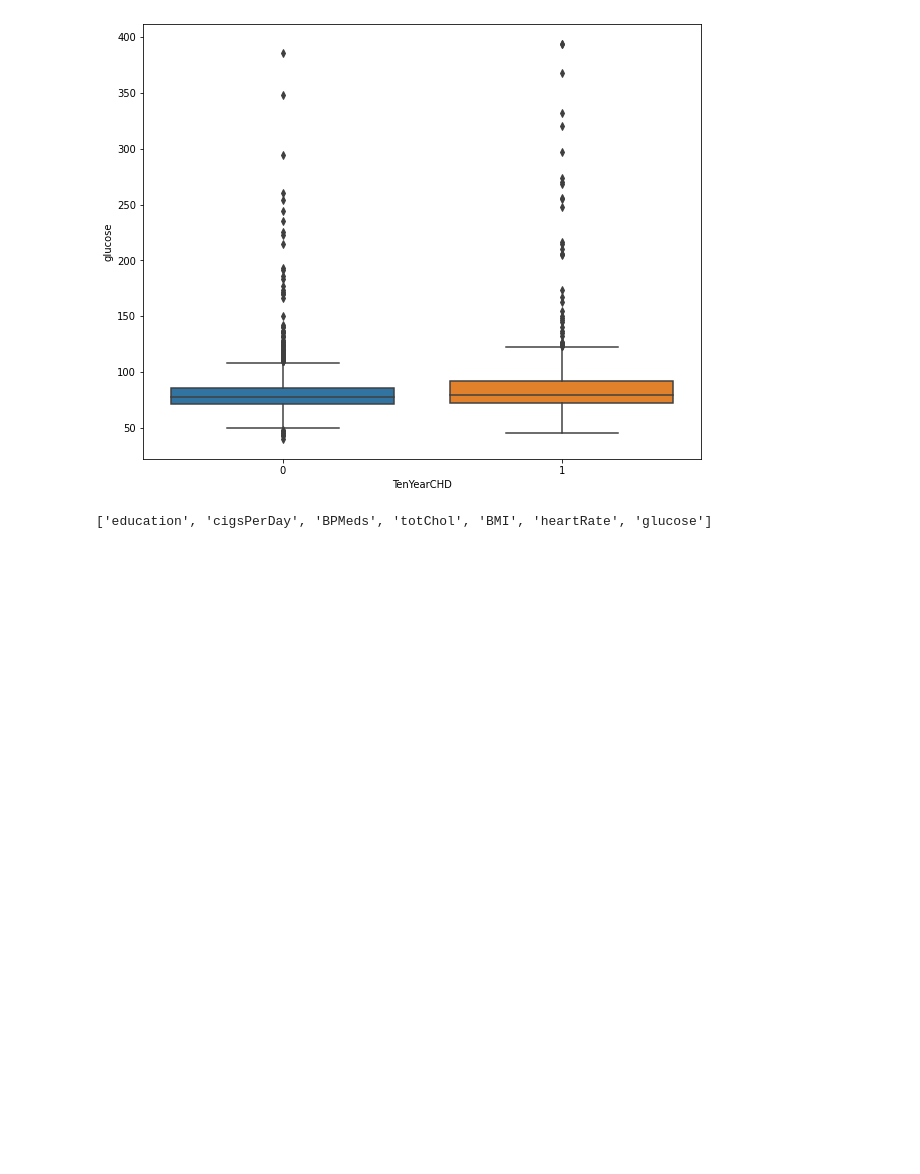
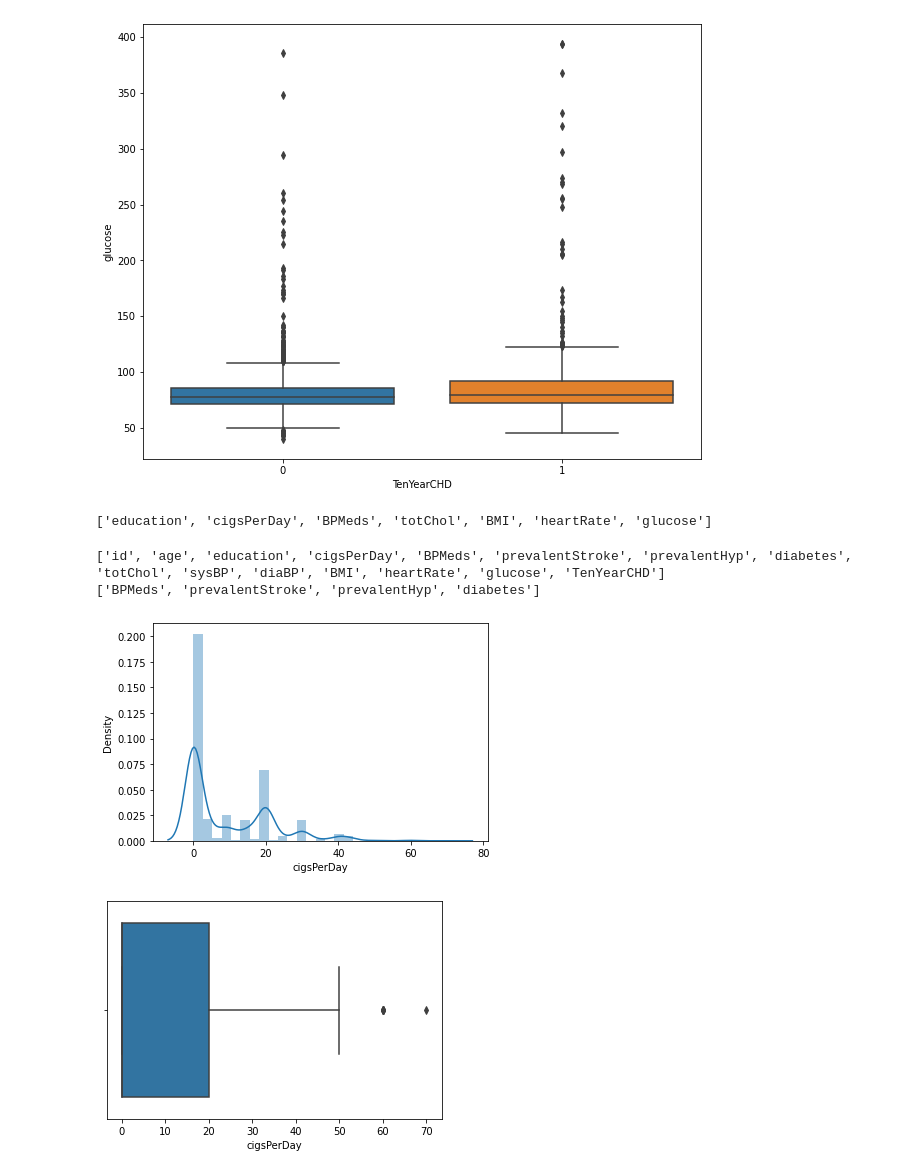
Before and after one commit to Aayushi4925/cardiovasular, a Jupyter notebook: cardiovascular_risk.ipynb, the cells around one changed output. Drawn from its saved outputs; the diff is of its cells as text; code cells hidden in the pictures; blank space fills up the shorter version.

```diff
--- a/cardiovascular_risk.ipynb
+++ b/cardiovascular_risk.ipynb
@@ -244,0 +256,6 @@ col_with_null
+# %%
+print(numerical_features)
+print(nominal)
+# %% [output]
+['id', 'age', 'education', 'cigsPerDay', 'BPMeds', 'prevalentStroke', 'prevalentHyp', 'diabetes', 'totChol', 'sysBP', 'diaBP', 'BMI', 'heartRate', 'glucose', 'TenYearCHD']
+['BPMeds', 'prevalentStroke', 'prevalentHyp', 'diabetes']
@@ -244,0 +264,5 @@ col_with_null
+# %%
+fornullcol('cigsPerDay')
+# %% [output]
+[figure, added]
+[figure, added]
```
Also changed, not shown: parts of 10 cells of this notebook.
